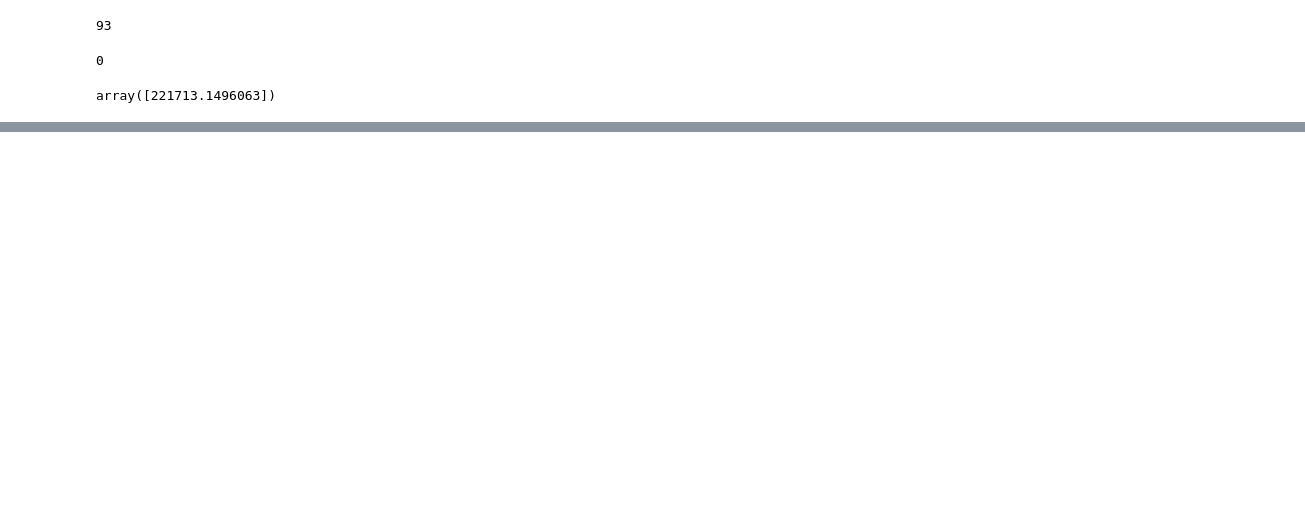
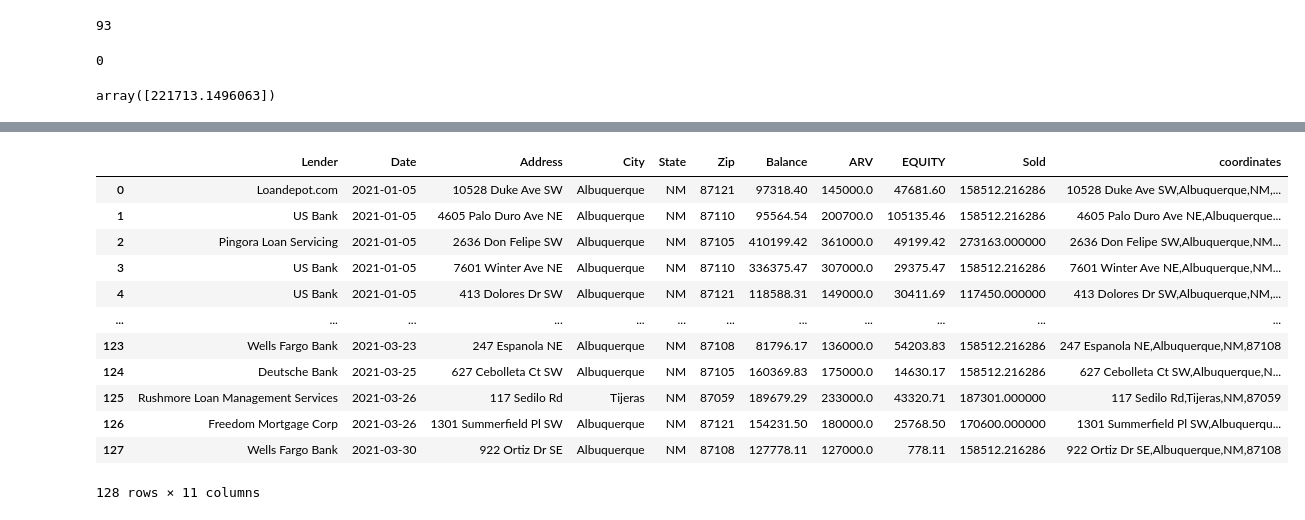
Before and after one commit to munjik/personal-projects, a Jupyter notebook: real_estate_project/Untitled.ipynb, the cells around one changed output, grey strips where cells are left out. Saved outputs shown, nothing was run; the diff lists cells and outputs as text; code cells hidden in the pictures; blank space fills up the shorter version.

```diff
--- a/real_estate_project/Untitled.ipynb
+++ b/real_estate_project/Untitled.ipynb
@@ -191,3 +192,25 @@ df
 | 126 | Freedom Mortgage Corp | 2021-03-26 | 1301 Summerfield Pl SW | Albuquerque | NM | 87121 | 154231.50 | 180000.0 | 25768.50 | 170600.000000 |
 | 127 | Wells Fargo Bank | 2021-03-30 | 922 Ortiz Dr SE | Albuquerque | NM | 87108 | 127778.11 | 127000.0 | 778.11 | 158512.216286 |
 128 rows × 10 columns
+# %%
+# function to concatante all coordinates into 1 for lats and longs in next step
+def coordinates(dataframe_coord):
+    cols = ["Address", "City","State","Zip"]
+    df['coordinates'] = df[cols].apply(lambda row: ','.join(row.values.astype(str)), axis=1)
+    return df
+# %%
+coordinates(df)
+# %% [output]
+|  | Lender | Date | Address | City | State | Zip | Balance | ARV | EQUITY | Sold | coordinates |
+| 0 | Loandepot.com | 2021-01-05 | 10528 Duke Ave SW | Albuquerque | NM | 87121 | 97318.40 | 145000.0 | 47681.60 | 158512.216286 | 10528 Duke Ave SW,Albuquerque,NM,... |
+| 1 | US Bank | 2021-01-05 | 4605 Palo Duro Ave NE | Albuquerque | NM | 87110 | 95564.54 | 200700.0 | 105135.46 | 158512.216286 | 4605 Palo Duro Ave NE,Albuquerque... |
+| 2 | Pingora Loan Servicing | 2021-01-05 | 2636 Don Felipe SW | Albuquerque | NM | 87105 | 410199.42 | 361000.0 | 49199.42 | 273163.000000 | 2636 Don Felipe SW,Albuquerque,NM... |
+| 3 | US Bank | 2021-01-05 | 7601 Winter Ave NE | Albuquerque | NM | 87110 | 336375.47 | 307000.0 | 29375.47 | 158512.216286 | 7601 Winter Ave NE,Albuquerque,NM... |
+| 4 | US Bank | 2021-01-05 | 413 Dolores Dr SW | Albuquerque | NM | 87121 | 118588.31 | 149000.0 | 30411.69 | 117450.000000 | 413 Dolores Dr SW,Albuquerque,NM,... |
+| ... | ... | ... | ... | ... | ... | ... | ... | ... | ... | ... | ... |
+| 123 | Wells Fargo Bank | 2021-03-23 | 247 Espanola NE | Albuquerque | NM | 87108 | 81796.17 | 136000.0 | 54203.83 | 158512.216286 | 247 Espanola NE,Albuquerque,NM,87108 |
+| 124 | Deutsche Bank | 2021-03-25 | 627 Cebolleta Ct SW | Albuquerque | NM | 87105 | 160369.83 | 175000.0 | 14630.17 | 158512.216286 | 627 Cebolleta Ct SW,Albuquerque,N... |
+| 125 | Rushmore Loan Management Services | 2021-03-26 | 117 Sedilo Rd | Tijeras | NM | 87059 | 189679.29 | 233000.0 | 43320.71 | 187301.000000 | 117 Sedilo Rd,Tijeras,NM,87059 |
+| 126 | Freedom Mortgage Corp | 2021-03-26 | 1301 Summerfield Pl SW | Albuquerque | NM | 87121 | 154231.50 | 180000.0 | 25768.50 | 170600.000000 | 1301 Summerfield Pl SW,Albuquerqu... |
+| 127 | Wells Fargo Bank | 2021-03-30 | 922 Ortiz Dr SE | Albuquerque | NM | 87108 | 127778.11 | 127000.0 | 778.11 | 158512.216286 | 922 Ortiz Dr SE,Albuquerque,NM,87108 |
+128 rows × 11 columns
```
Also changed, not shown: parts of 29 cells of this notebook, 1 other file.
